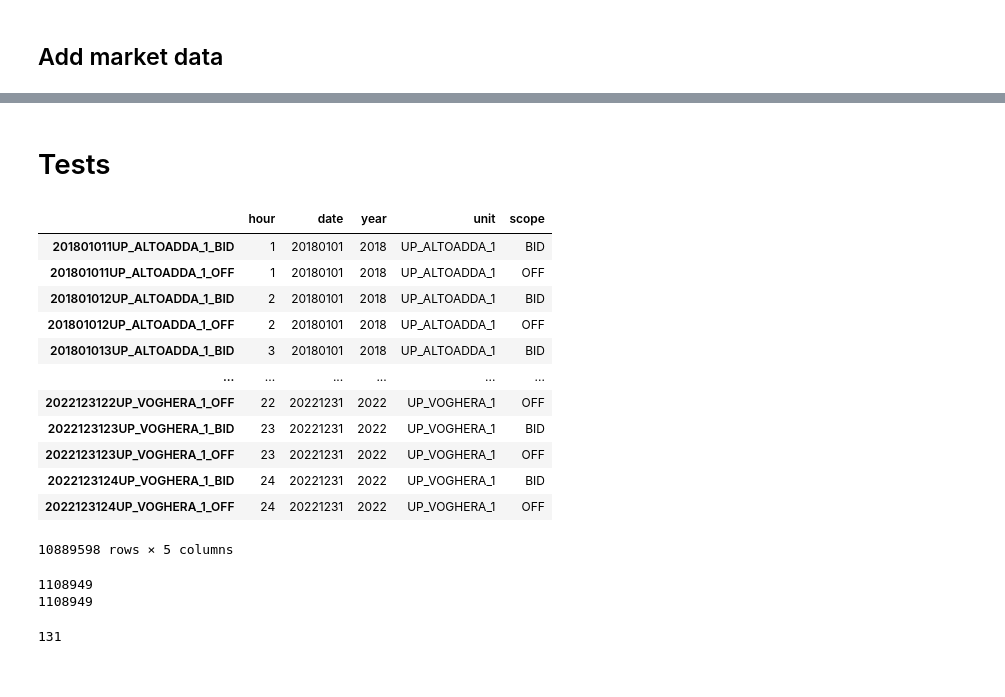
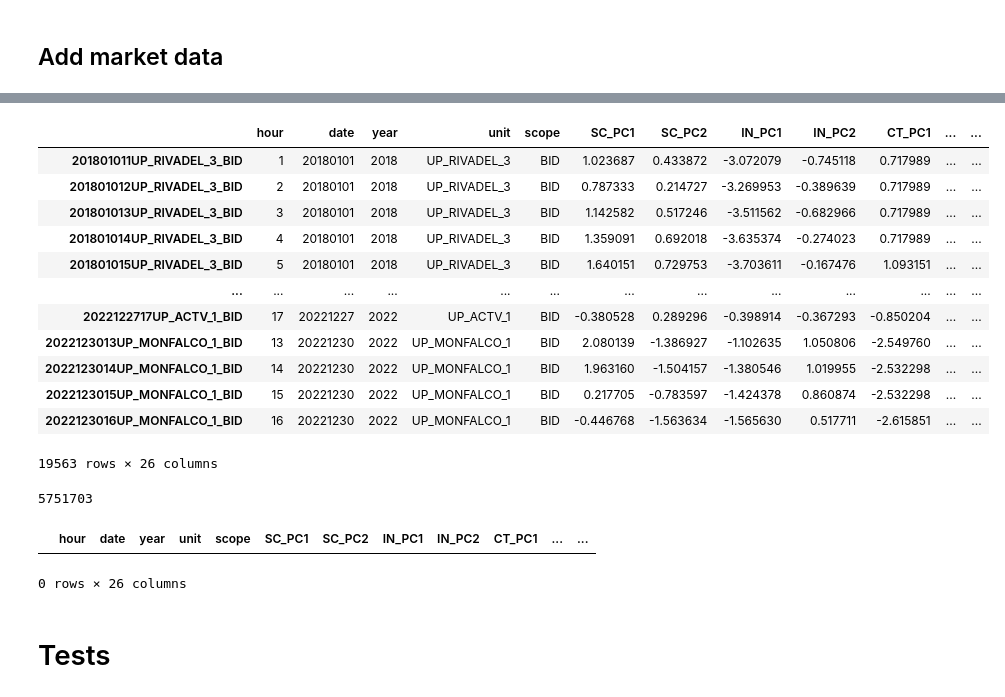
Before and after one commit to gkchln/asm_forecast, a Jupyter notebook: processing/ML_dataset_construction.ipynb, the cells around one changed output, grey strips where cells are left out. Drawn from its saved outputs; the diff is of its cells as text; code cells hidden in the pictures.

```diff
--- a/processing/ML_dataset_construction.ipynb
+++ b/processing/ML_dataset_construction.ipynb
@@ -158,12 +196,14 @@ df.head(3)
 ## Add exogenous and calendar data
 # %%
 date_df['DATE'] = pd.to_datetime(date_df.DATE, format='%d/%m/%Y').dt.strftime('%Y%m%d').astype(int)
+date_df.rename({'DATE': 'date', 'HOUR': 'hour'}, axis=1, inplace=True)
+
+correct_date_hour(date_df)
 
 merge_df = df[['date', 'hour']].merge(
     date_df,
     how='left',
-    left_on=['date', 'hour'],
-    right_on=['DATE', 'HOUR']
+    on=['date', 'hour']
 )
 
 merge_df.set_index(index, inplace=True)
@@ -274 +326,30 @@ df
+# %%
+# Final test to check that there are no NaN values
+df[df.isna().any(axis=1)]
+# %% [output]
+|  | hour | date | year | unit | scope | SC_PC1 | SC_PC2 | IN_PC1 | IN_PC2 | CT_PC1 | ... | ... |
+| 201801011UP_RIVADEL_3_BID | 1 | 20180101 | 2018 | UP_RIVADEL_3 | BID | 1.023687 | 0.433872 | -3.072079 | -0.745118 | 0.717989 | ... | ... |
+| 201801012UP_RIVADEL_3_BID | 2 | 20180101 | 2018 | UP_RIVADEL_3 | BID | 0.787333 | 0.214727 | -3.269953 | -0.389639 | 0.717989 | ... | ... |
+| 201801013UP_RIVADEL_3_BID | 3 | 20180101 | 2018 | UP_RIVADEL_3 | BID | 1.142582 | 0.517246 | -3.511562 | -0.682966 | 0.717989 | ... | ... |
+| 201801014UP_RIVADEL_3_BID | 4 | 20180101 | 2018 | UP_RIVADEL_3 | BID | 1.359091 | 0.692018 | -3.635374 | -0.274023 | 0.717989 | ... | ... |
+| 201801015UP_RIVADEL_3_BID | 5 | 20180101 | 2018 | UP_RIVADEL_3 | BID | 1.640151 | 0.729753 | -3.703611 | -0.167476 | 1.093151 | ... | ... |
+| ... | ... | ... | ... | ... | ... | ... | ... | ... | ... | ... | ... | ... |
+| 2022122717UP_ACTV_1_BID | 17 | 20221227 | 2022 | UP_ACTV_1 | BID | -0.380528 | 0.289296 | -0.398914 | -0.367293 | -0.850204 | ... | ... |
+| 2022123013UP_MONFALCO_1_BID | 13 | 20221230 | 2022 | UP_MONFALCO_1 | BID | 2.080139 | -1.386927 | -1.102635 | 1.050806 | -2.549760 | ... | ... |
+| 2022123014UP_MONFALCO_1_BID | 14 | 20221230 | 2022 | UP_MONFALCO_1 | BID | 1.963160 | -1.504157 | -1.380546 | 1.019955 | -2.532298 | ... | ... |
+| 2022123015UP_MONFALCO_1_BID | 15 | 20221230 | 2022 | UP_MONFALCO_1 | BID | 0.217705 | -0.783597 | -1.424378 | 0.860874 | -2.532298 | ... | ... |
+| 2022123016UP_MONFALCO_1_BID | 16 | 20221230 | 2022 | UP_MONFALCO_1 | BID | -0.446768 | -1.563634 | -1.565630 | 0.517711 | -2.615851 | ... | ... |
+19563 rows × 26 columns
+# %%
+# Removing eventual NaN of PVold
+df.dropna(subset=['PVold'], inplace=True)
+len(df)
+# %% [output]
+5751703
+# %%
+# Final test to check that there are no NaN values
+df[df.isna().any(axis=1)]
+# %% [output]
+|  | hour | date | year | unit | scope | SC_PC1 | SC_PC2 | IN_PC1 | IN_PC2 | CT_PC1 | ... | ... |
+0 rows × 26 columns
 # %%
@@ -277,28 +358,2 @@ df[df.scope == 'OFF'].to_pickle('ML_dataset_OFF.pkl')
 # %% [markdown]
 # Tests
-# %%
-df
-# %% [output]
-|  | hour | date | year | unit | scope |
-| 201801011UP_ALTOADDA_1_BID | 1 | 20180101 | 2018 | UP_ALTOADDA_1 | BID |
-| 201801011UP_ALTOADDA_1_OFF | 1 | 20180101 | 2018 | UP_ALTOADDA_1 | OFF |
-| 201801012UP_ALTOADDA_1_BID | 2 | 20180101 | 2018 | UP_ALTOADDA_1 | BID |
-| 201801012UP_ALTOADDA_1_OFF | 2 | 20180101 | 2018 | UP_ALTOADDA_1 | OFF |
-| 201801013UP_ALTOADDA_1_BID | 3 | 20180101 | 2018 | UP_ALTOADDA_1 | BID |
-| ... | ... | ... | ... | ... | ... |
-| 2022123122UP_VOGHERA_1_OFF | 22 | 20221231 | 2022 | UP_VOGHERA_1 | OFF |
-| 2022123123UP_VOGHERA_1_BID | 23 | 20221231 | 2022 | UP_VOGHERA_1 | BID |
-| 2022123123UP_VOGHERA_1_OFF | 23 | 20221231 | 2022 | UP_VOGHERA_1 | OFF |
-| 2022123124UP_VOGHERA_1_BID | 24 | 20221231 | 2022 | UP_VOGHERA_1 | BID |
-| 2022123124UP_VOGHERA_1_OFF | 24 | 20221231 | 2022 | UP_VOGHERA_1 | OFF |
-10889598 rows × 5 columns
-# %%
-print(len(df[(df.year==2019) & (df.scope=='BID')]))
-print(len(df[(df.year==2019) & (df.scope=='OFF')]))
-# %% [output]
-1108949
-1108949
-# %%
-df.unit.nunique()
-# %% [output]
-131
```
Also changed, not shown: parts of 38 cells of this notebook.
